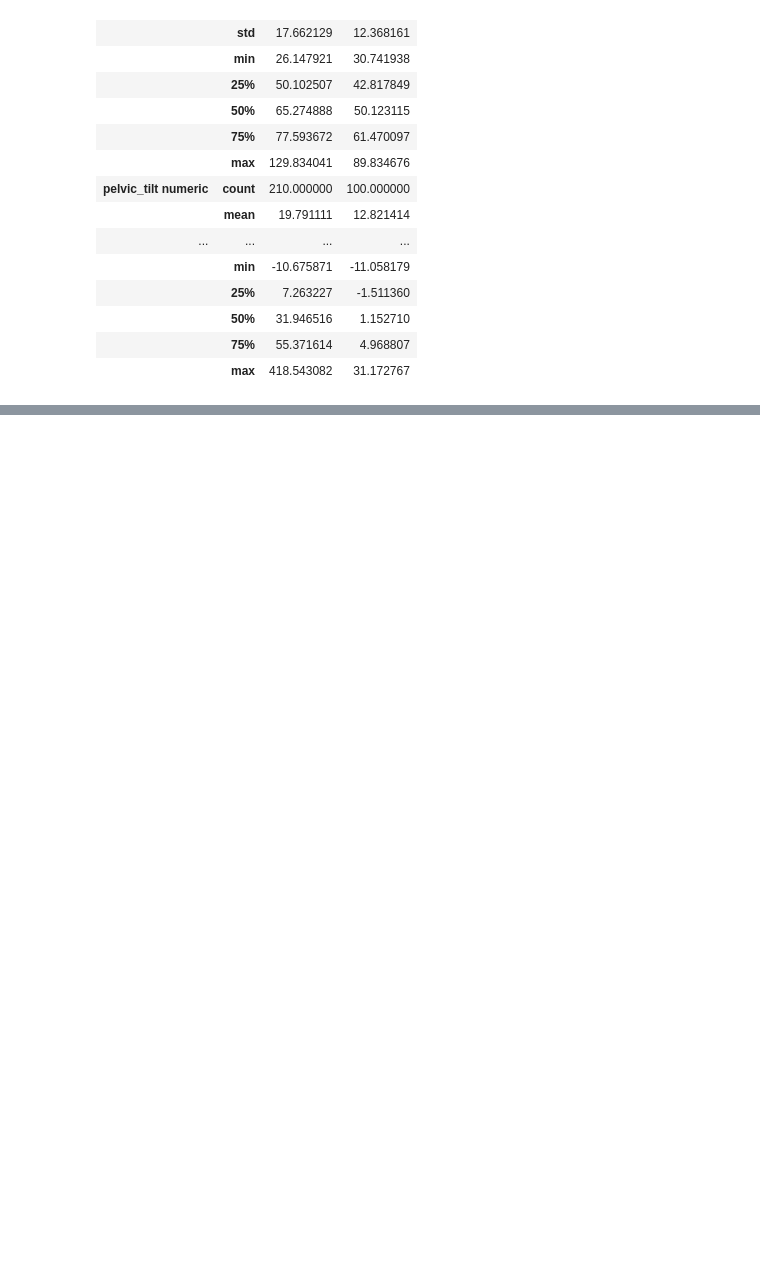
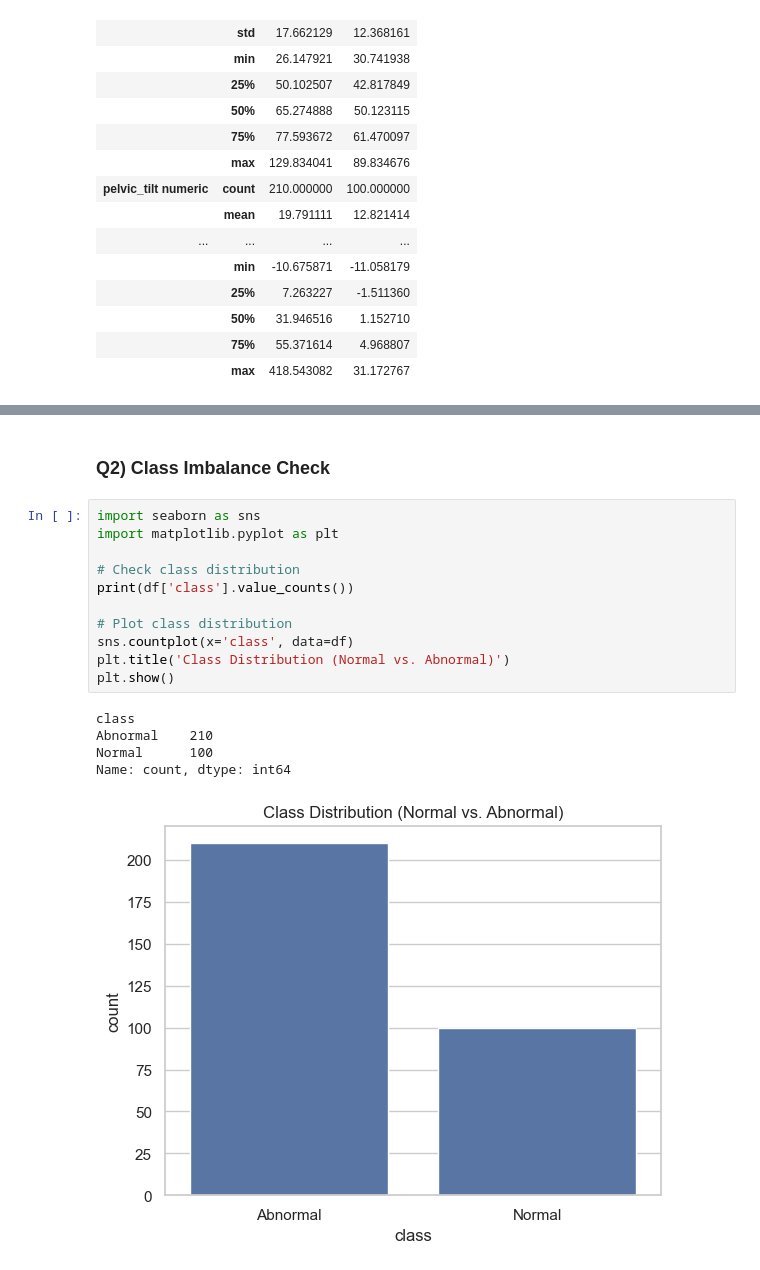
Before and after one commit to jackiecwv/SDS-CP033-spinescope, a Jupyter notebook: submissions/team-members/jackie-vescio/eda_spinescope_jackie_vescio.ipynb, the cells around one changed output, grey strips where cells are left out. Cells and saved outputs as stored; diff of their text form; blank space fills up the shorter version.

```diff
--- a/submissions/team-members/jackie-vescio/eda_spinescope_jackie.ipynb
+++ b/submissions/team-members/jackie-vescio/eda_spinescope_jackie_vescio.ipynb
@@ -407,0 +593,19 @@ Based on this, the data is ready for preprocessing and modeling.
+# %% [markdown]
+### Q2) Class Imbalance Check
+# %%
+import seaborn as sns
+import matplotlib.pyplot as plt
+
+# Check class distribution
+print(df['class'].value_counts())
+
+# Plot class distribution
+sns.countplot(x='class', data=df)
+plt.title('Class Distribution (Normal vs. Abnormal)')
+plt.show()
+# %% [output]
+class
+Abnormal    210
+Normal      100
+Name: count, dtype: int64
+[figure, added]
```
Also changed, not shown: parts of 72 cells of this notebook, 2 other files.
